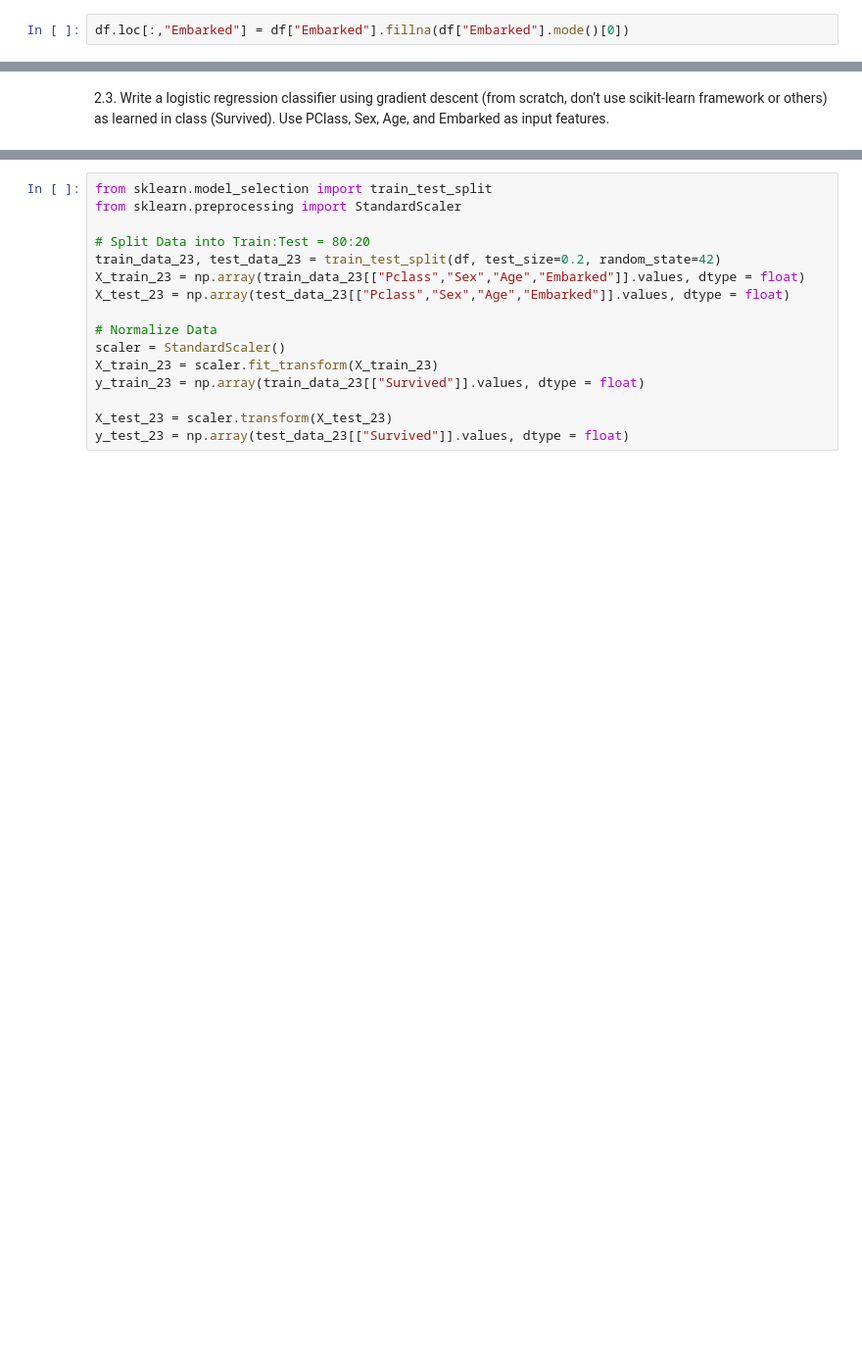
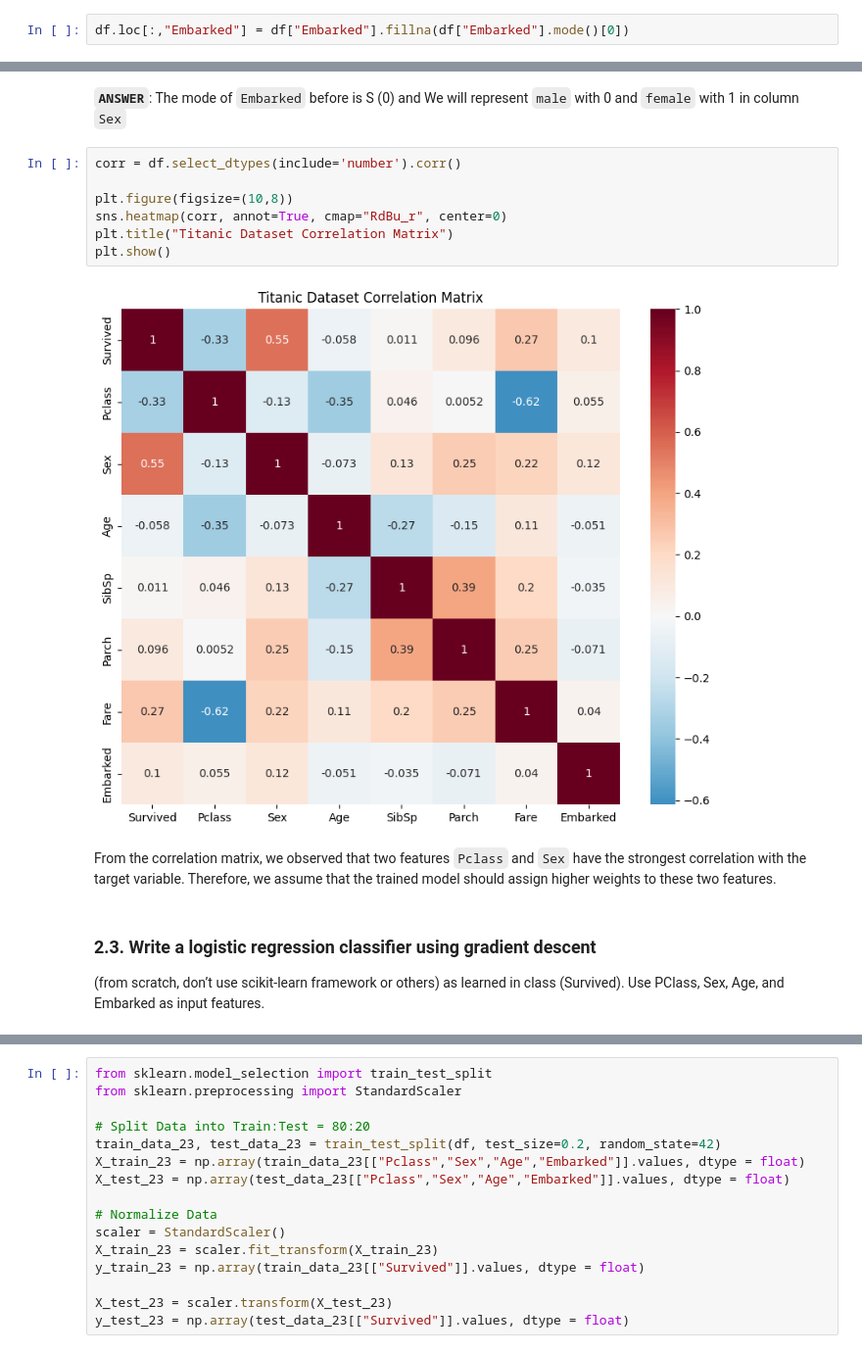
Before and after one commit to PavarisAsawa/PatternRecognition-KMEAN_Regression, a Jupyter notebook: regression.ipynb, the cells around one changed output, grey strips where cells are left out. Shown at 98% size. Drawn from its saved outputs; the diff is of its cells as text; blank space fills up the shorter version.

```diff
--- a/regression.ipynb
+++ b/regression.ipynb
@@ -318,4 +376,18 @@ Name: Embarked, Length: 881, dtype: object
+# %% [markdown]
+**`ANSWER`**: The mode of `Embarked` before is S (0) and We will represent `male` with 0 and `female` with 1 in column `Sex`
+# %%
+corr = df.select_dtypes(include='number').corr()
+
+plt.figure(figsize=(10,8))
+sns.heatmap(corr, annot=True, cmap="RdBu_r", center=0)
+plt.title("Titanic Dataset Correlation Matrix")
+plt.show()
+# %% [output]
+[figure, added]
+# %% [markdown]
+From the correlation matrix, we observed that two features `Pclass` and `Sex` have the strongest correlation with the target variable.
+Therefore, we assume that the trained model should assign higher weights to these two features.
 # %% [markdown]
-2.3. Write a logistic regression classifier using gradient descent (from scratch, don’t
-use scikit-learn framework or others) as learned in class (Survived). Use PClass, Sex, Age,
+### 2.3. Write a logistic regression classifier using gradient descent
+(from scratch, don’t use scikit-learn framework or others) as learned in class (Survived). Use PClass, Sex, Age,
 and Embarked as input features.
```
Also changed, not shown: parts of 66 cells of this notebook.
